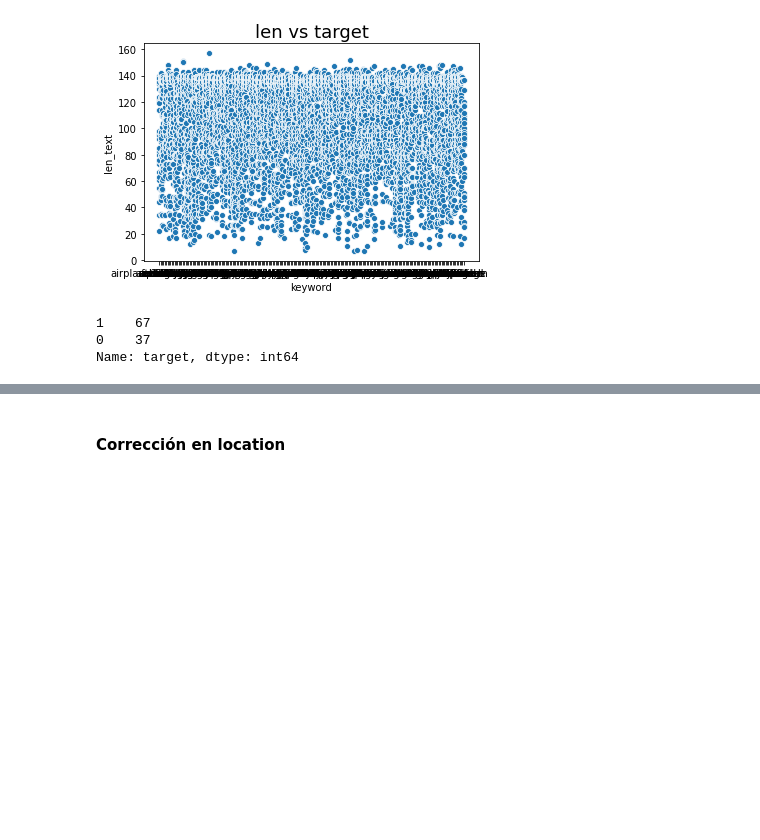
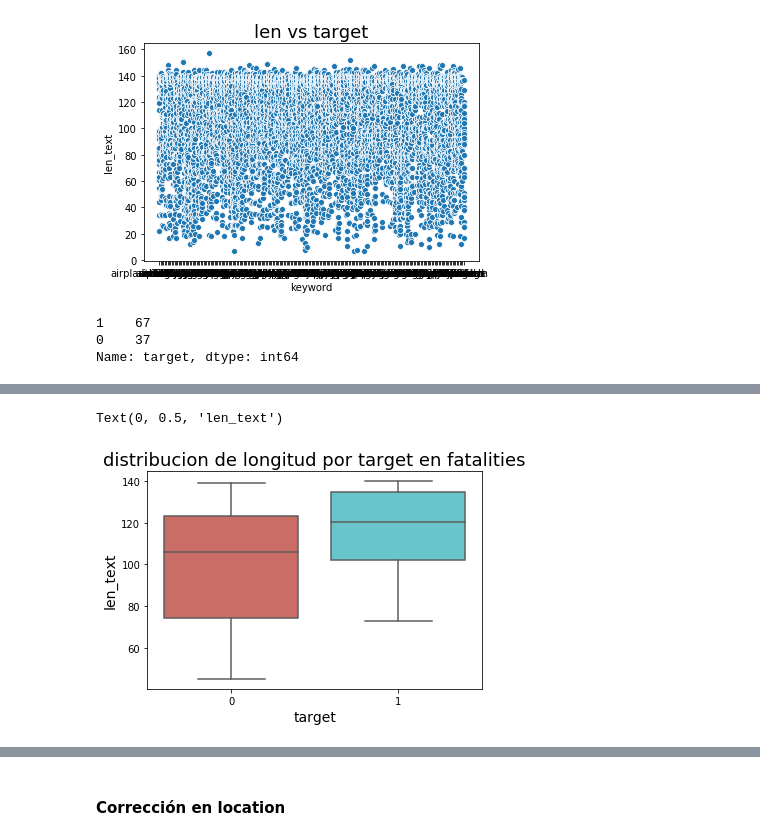
Before and after one commit to pablbob/9558-7506-Data-Hunters, a Jupyter notebook: TP1.ipynb, the cells around one changed output, grey strips where cells are left out. Saved outputs shown, nothing was run; the diff lists cells and outputs as text; code cells hidden in the pictures; blank space fills up the shorter version.

```diff
--- a/TP1.ipynb
+++ b/TP1.ipynb
@@ -371,3 +389,12 @@ Text(0, 0.5, 'Cantidad')
+# %%
+g = sb.boxplot(x="target", y="len_text",
+                     data=top_keyword, palette="hls")
+g.set_title("distribucion de longitud por target en fatalities", fontsize=18)
+g.set_xlabel("target", fontsize=14)
+g.set_ylabel("len_text", fontsize=14)
+# %% [output]
+Text(0, 0.5, 'len_text')
+[figure, added]
 # %%
 true['location'].value_counts()
 # %% [output]
```
Also changed, not shown: parts of 21 cells of this notebook.
